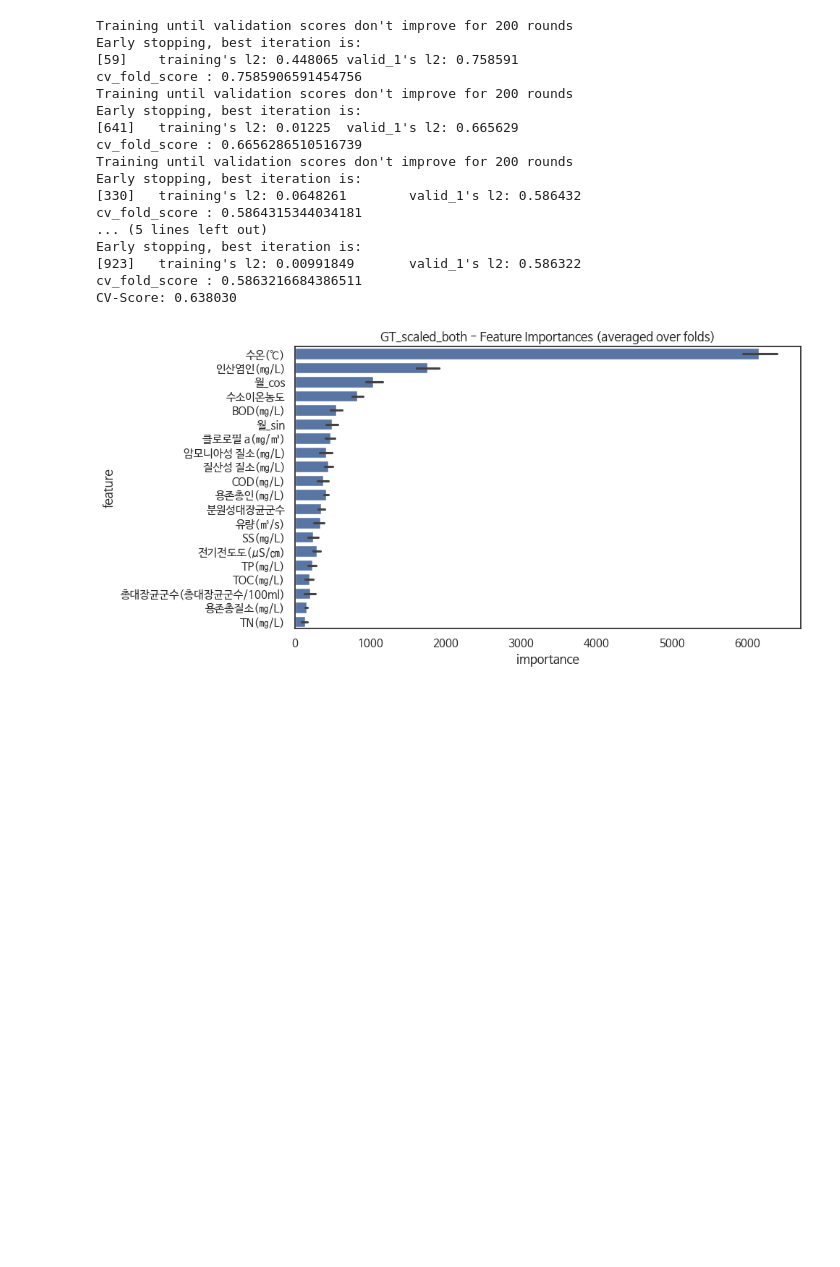
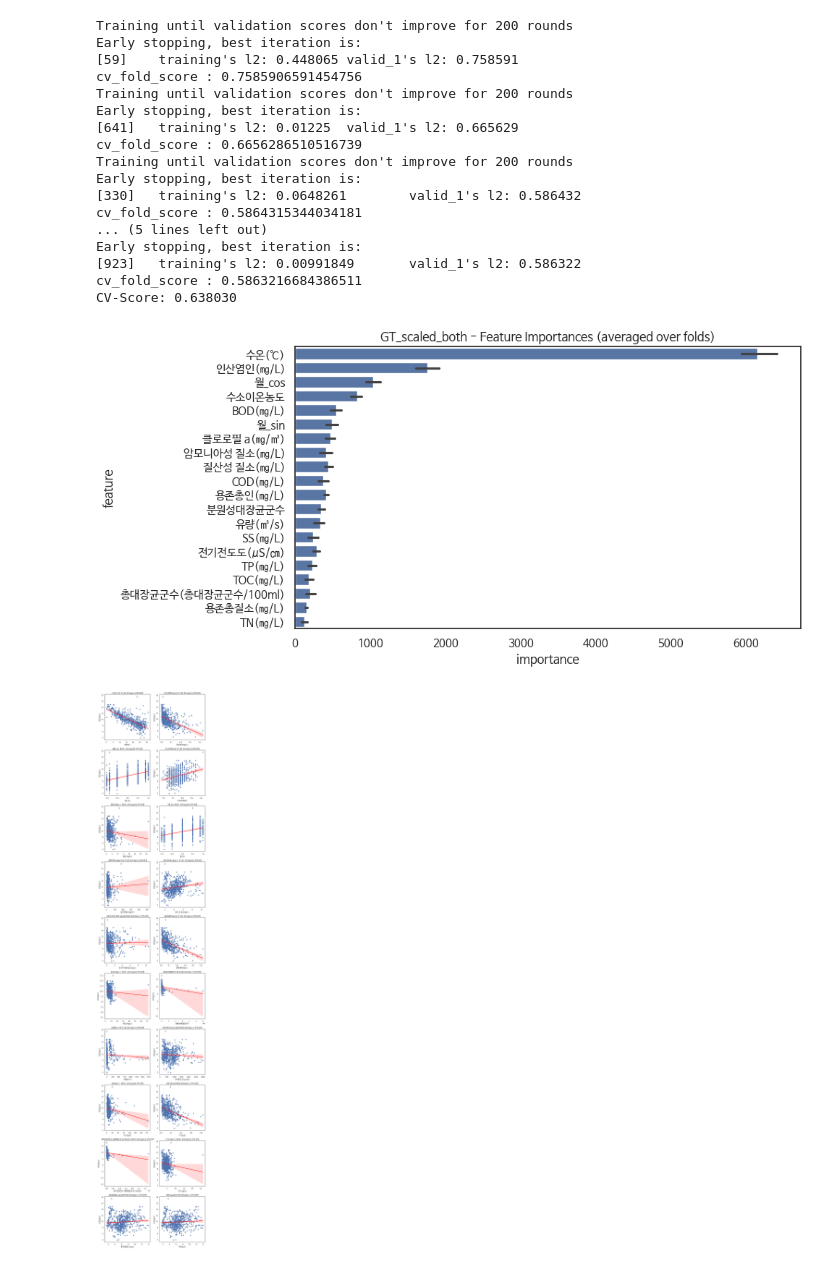
Before and after one commit to komingsu/piml, a Jupyter notebook: basic_eda.ipynb, the cells around one changed output. Cells and saved outputs as stored; diff of their text form; code cells hidden in the pictures; blank space fills up the shorter version.

```diff
--- a/basic_eda.ipynb
+++ b/basic_eda.ipynb
@@ -285,15 +254,41 @@ CV-Score: 0.638030
 # %%
 ## Feature Importance 확인
 plt.figure(figsize=(10,5))
 
 cols = (feature_importance_df[['feature', 'importance']]
         .groupby('feature')
         .mean()
         .sort_values(by='importance', ascending=False)[:20].index)
 best_features = feature_importance_df.loc[feature_importance_df.feature.isin(cols)]
 
 sns.barplot(x='importance', y='feature', data=best_features.sort_values(by='importance', ascending=False))
 plt.title('GT_scaled_both - Feature Importances (averaged over folds)')
 plt.tight_layout()
+plt.show()
+
+# Feature importance 순 DO(㎎/L)] 간의 Correlation plot
+num_rows = int(len(wq_X.columns) / 2)
+num_cols = 2
+
+fig, axes = plt.subplots(num_rows, num_cols, figsize=(10, 2.5 * len(wq_X.columns)))
+
+for i, feature in enumerate(cols):
+    row = i // num_cols
+    col = i % num_cols
+    sns.regplot(data=wq_data, x=feature, y='DO(㎎/L)', line_kws={'color': 'red'}, ax=axes[row, col])
+    axes[row, col].set_title(f'[{feature}] 와(과) [DO(㎎/L)] 간의 관계')
+
+plt.tight_layout()
+plt.show()
+
+# feature_X 데이터프레임의 상관관계 매트릭스 계산
+corr_matrix = wq_X[cols].corr()
+
+# feature importance 순서에 따라 정렬된 상관관계 매트릭스 시각화
+plt.figure(figsize=(10, 8))
+sns.heatmap(corr_matrix, annot=False, cmap='coolwarm', cbar=True, vmin=-1, vmax=1)
+plt.title('Correlation Matrix of feature_X')
+plt.show()
 # %% [output]
 [figure]
+[figure, added]
```
Also changed, not shown: parts of 6 cells of this notebook.
